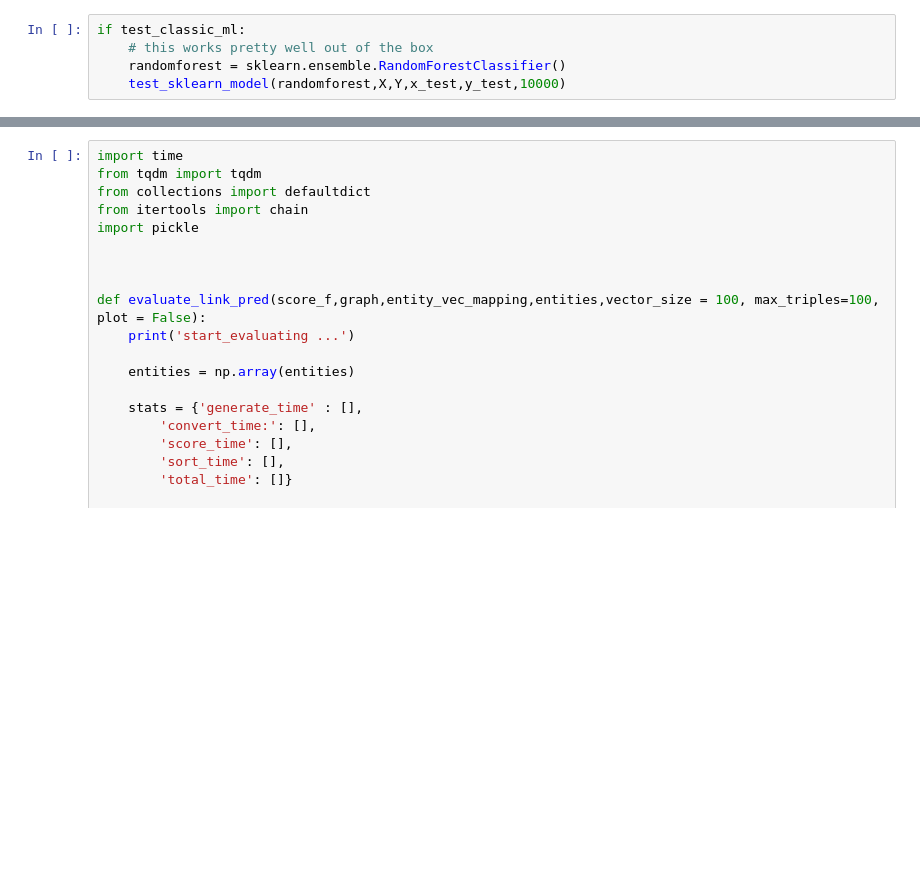
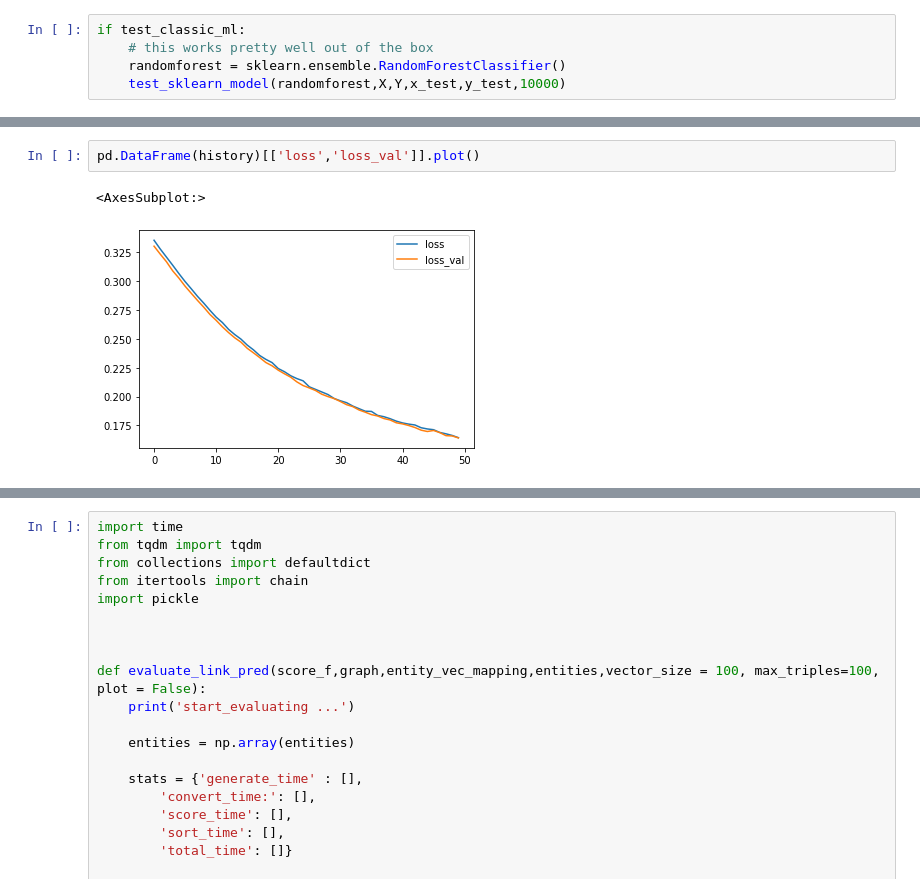
Before and after one commit to Oliver-Tautz/Context-sensitive-language-models-for-knowledge-graph-embeddings, a Jupyter notebook: notebooks/rdf2vec_walks.ipynb, the cells around one changed output, grey strips where cells are left out. Drawn from its saved outputs; the diff is of its cells as text; blank space fills up the shorter version.

```diff
--- a/notebooks/rdf2vec_walks.ipynb
+++ b/notebooks/rdf2vec_walks.ipynb
@@ -386,0 +549,5 @@ print(evalu)
+# %%
+pd.DataFrame(history)[['loss','loss_val']].plot()
+# %% [output]
+<AxesSubplot:>
+[figure, added]
```
Also changed, not shown: parts of 19 cells of this notebook.
